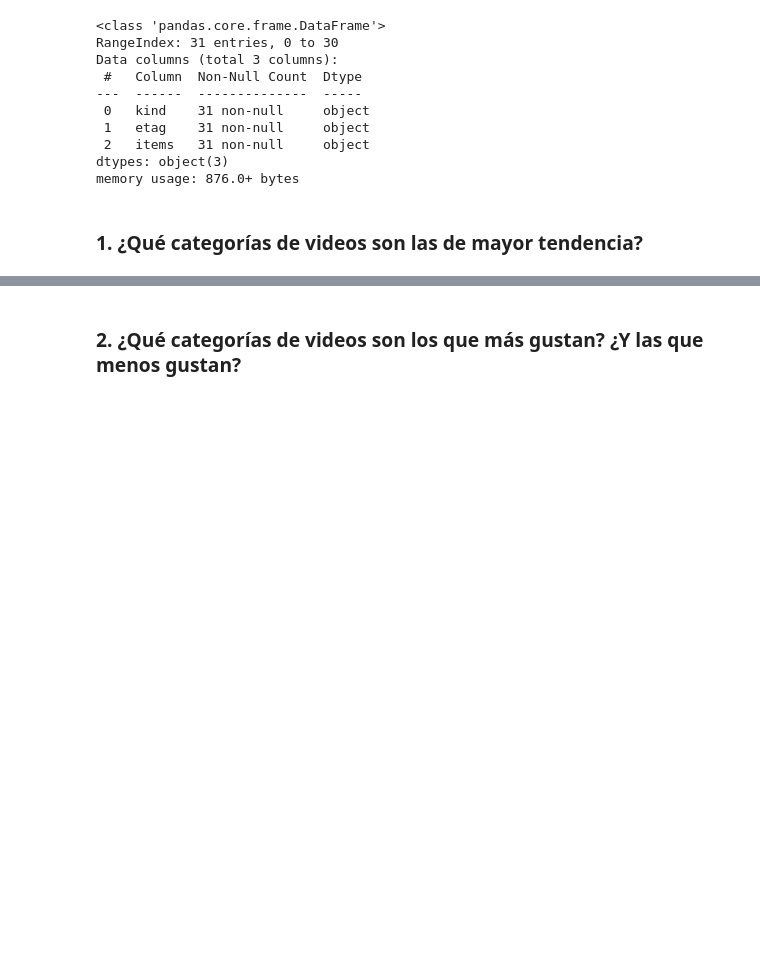
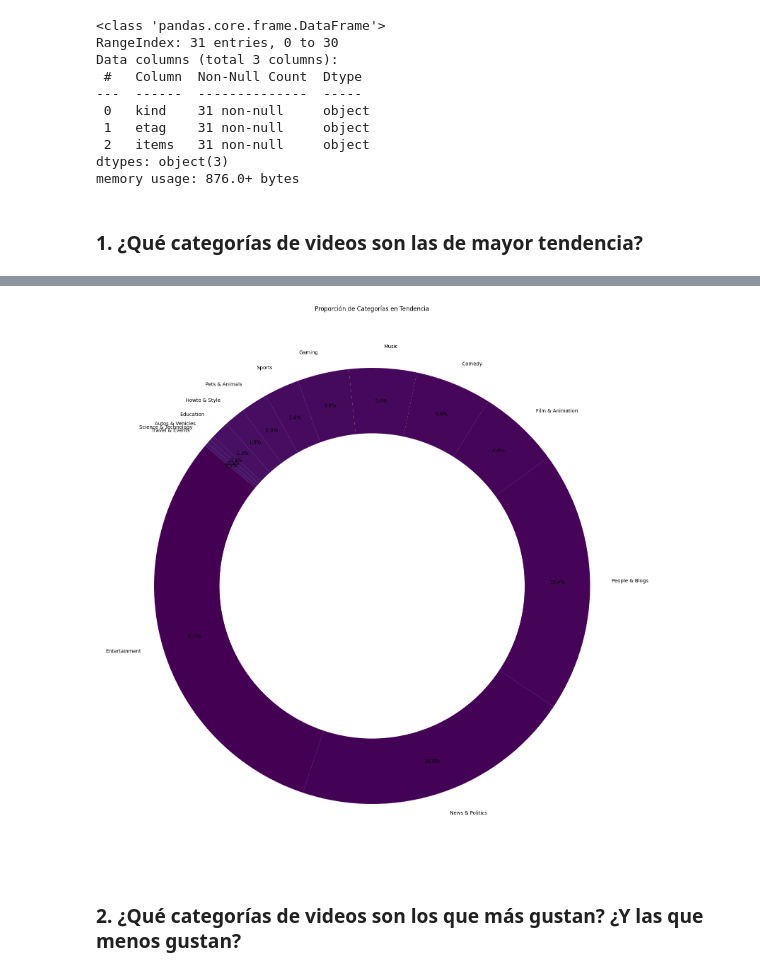
Before and after one commit to DiegoEBV/CRISP-DM-KRS, a Jupyter notebook: code/analysis-visualization.ipynb, the cells around one changed output, grey strips where cells are left out. Saved outputs shown, nothing was run; the diff lists cells and outputs as text; code cells hidden in the pictures; blank space fills up the shorter version.

```diff
--- a/code/analysis-visualization.ipynb
+++ b/code/analysis-visualization.ipynb
@@ -70,3 +71,16 @@ plt.show()
+# %%
+category_trending_count = df['category_name'].value_counts()
+
+plt.figure(figsize=(20, 20))
+plt.pie(category_trending_count, labels=category_trending_count.index, autopct='%1.1f%%', startangle=140, pctdistance=0.85, colors=plt.cm.viridis.colors[:len(category_trending_count)])
+center_circle = plt.Circle((0, 0), 0.70, fc='white')
+fig = plt.gcf()
+fig.gca().add_artist(center_circle)
+
+plt.title("Proporción de Categorías en Tendencia")
+plt.show()
+# %% [output]
+[figure, added]
 # %% [markdown]
 ### 2. ¿Qué categorías de videos son los que más gustan? ¿Y las que menos gustan?
 # %%
```
Also changed, not shown: parts of 14 cells of this notebook, 1 other file.
